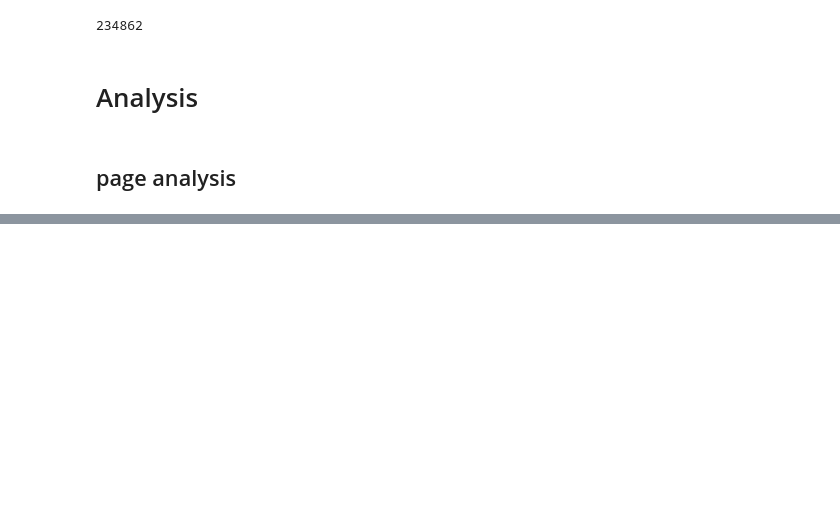
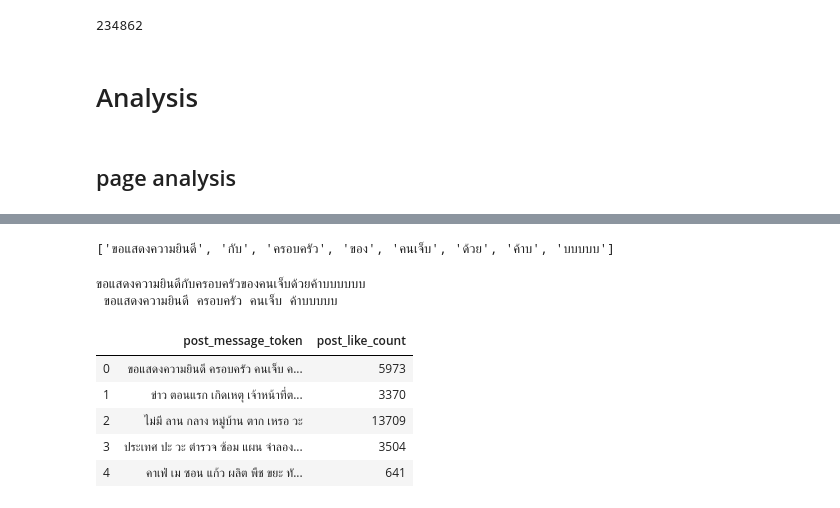
Before and after one commit to Duayt/sna_project, a Jupyter notebook: Poom-Analysis.ipynb, the cells around one changed output, grey strips where cells are left out. Cells and saved outputs as stored; diff of their text form; code cells hidden in the pictures; blank space fills up the shorter version.

```diff
--- a/Poom-Analysis.ipynb
+++ b/Poom-Analysis.ipynb
@@ -647,0 +709,62 @@ len(df)
+# %%
+#test
+from pythainlp import word_tokenize
+
+text = df_post['post_message'].head(1).values[0]
+proc = word_tokenize(text, engine='newmm')
+print(proc)
+# %% [output]
+['ขอแสดงความยินดี', 'กับ', 'ครอบครัว', 'ของ', 'คนเจ็บ', 'ด้วย', 'ค้าบ', 'บบบบบ']
+# %%
+from pythainlp.tokenize import word_tokenize
+from pythainlp.corpus.common import thai_words
+import marisa_trie
+from pythainlp.corpus import thai_stopwords
+
+my_punc = set(['"','“','”','ๆ','!','-','\xa0•••',"‘",')','(','0','1','2','3','4','5','6','7','8','9','...','.','/',"’",':','%',
+               "'",'#'])
+
+# com_name_list=df_company['N_COMPANY_T'].apply(lambda x :str(x).split()).tolist()
+# com_name_list = set([y for x in com_name_list for y in x])
+# com_name_list= [ a for a in com_name_list if a[0] not in my_punc]
+
+
+added_words = ['ค้าบบบบบ']
+
+all_words = set(thai_words())
+for word in added_words:
+    all_words.add(word)
+c_dict = marisa_trie.Trie(all_words)
+# %%
+def extract_words(title,c_dict):
+    words = ''
+    for token in title.split():
+        if token[0] == '#': # remove
+            continue
+        elif 'http'in token:
+            continue
+        else:
+            words += ' '+cut_words(token,c_dict)
+    return words
+
+def cut_words(title,c_dict):
+    words = word_tokenize(title,engine='newmm',custom_dict=c_dict,keep_whitespace=False)
+    words = [word for word in words if word not in my_punc and word not in thai_stopwords()]
+    words = [word for word in words if len(word) > 1]
+    return ' '.join(words)
+# %%
+print(text)
+print(extract_words(text,c_dict))
+# %% [output]
+ขอแสดงความยินดีกับครอบครัวของคนเจ็บด้วยค้าบบบบบบ
+ ขอแสดงความยินดี ครอบครัว คนเจ็บ ค้าบบบบบ
+# %%
+df_post['post_message_token']=df_post['post_message'].apply(lambda x : extract_words(x,c_dict))
+df_post[['post_message_token','post_like_count']].head()
+# %% [output]
+|  | post_message_token | post_like_count |
+| 0 | ขอแสดงความยินดี ครอบครัว คนเจ็บ ค... | 5973 |
+| 1 | ข่าว ตอนแรก เกิดเหตุ เจ้าหน้าที่ต... | 3370 |
+| 2 | ไม่มี ลาน กลาง หมู่บ้าน ตาก เหรอ วะ | 13709 |
+| 3 | ประเทศ ปะ วะ ตำรวจ ซ้อม แผน จำลอง... | 3504 |
+| 4 | คาเฟ่ เม ซอน แก้ว ผลิต พืช ขยะ ทั... | 641 |
```
Also changed, not shown: parts of 13 cells of this notebook, 2 other files.
